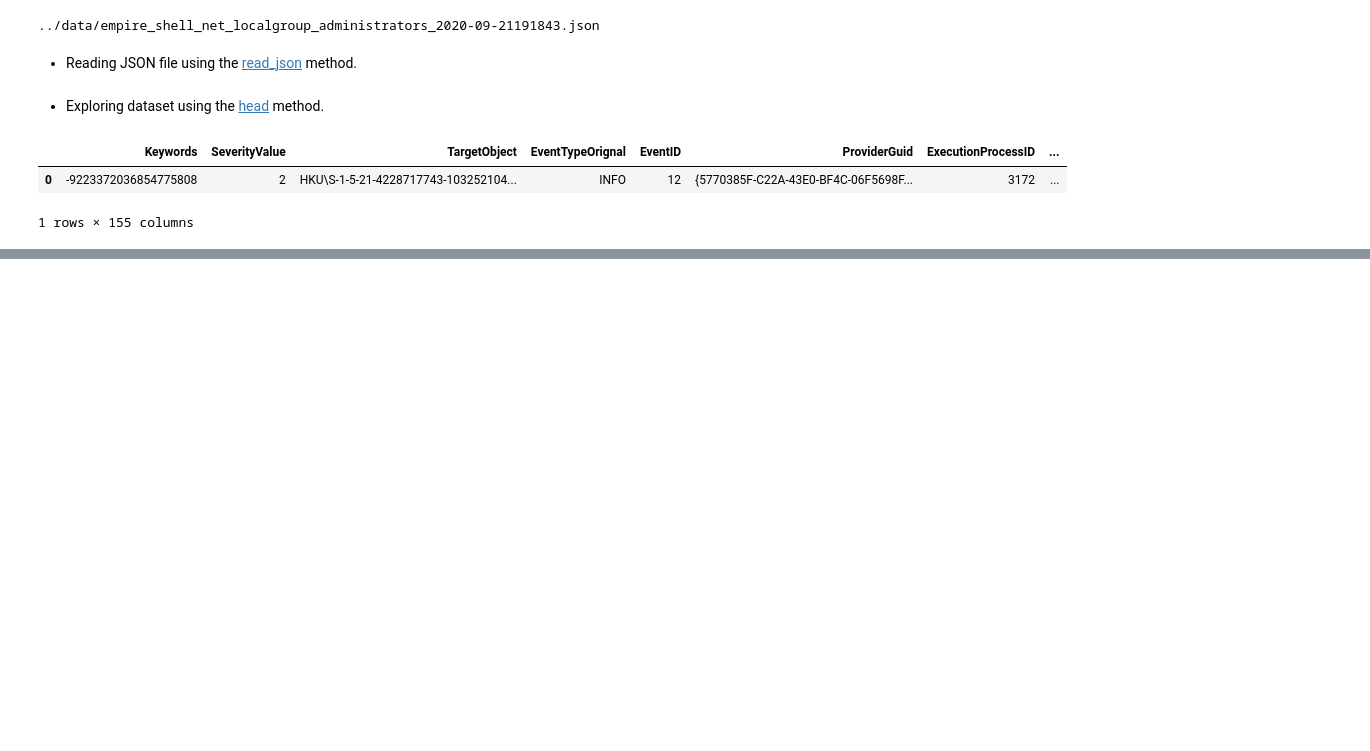
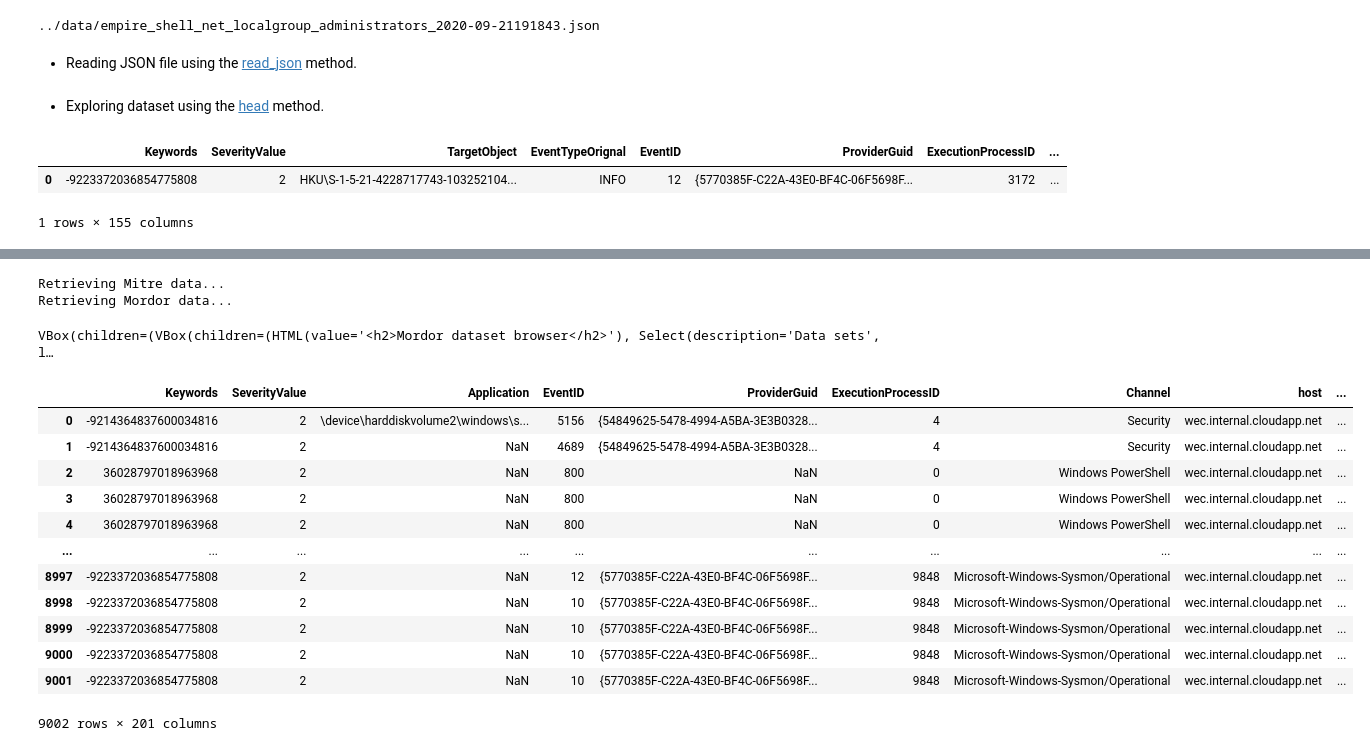
Before and after one commit to OTRF/infosec-jupyterthon, a Jupyter notebook: docs/workshops/2021/notebooks_for_secutity_operations/day1/day-1_part-2_acquiring_data.ipynb, the cells around one changed output, grey strips where cells are left out. Cells and saved outputs as stored; diff of their text form; code cells hidden in the pictures; blank space fills up the shorter version.

```diff
--- a/docs/workshops/2021/notebooks_for_secutity_operations/day1/day-1_part-2_acquiring_data.ipynb
+++ b/docs/workshops/2021/notebooks_for_secutity_operations/day1/day-1_part-2_acquiring_data.ipynb
@@ -128,0 +245,20 @@ dataset.head(n=1)
+# %%
+from msticpy.data.browsers.mordor_browser import MordorBrowser
+m_browser = MordorBrowser()
+# %% [output]
+Retrieving Mitre data...
+Retrieving Mordor data...
+VBox(children=(VBox(children=(HTML(value='<h2>Mordor dataset browser</h2>'), Select(description='Data sets', l…
+|  | Keywords | SeverityValue | Application | EventID | ProviderGuid | ExecutionProcessID | Channel | host | ... |
+| 0 | -9214364837600034816 | 2 | \device\harddiskvolume2\windows\s... | 5156 | {54849625-5478-4994-A5BA-3E3B0328... | 4 | Security | wec.internal.cloudapp.net | ... |
+| 1 | -9214364837600034816 | 2 | NaN | 4689 | {54849625-5478-4994-A5BA-3E3B0328... | 4 | Security | wec.internal.cloudapp.net | ... |
+| 2 | 36028797018963968 | 2 | NaN | 800 | NaN | 0 | Windows PowerShell | wec.internal.cloudapp.net | ... |
+| 3 | 36028797018963968 | 2 | NaN | 800 | NaN | 0 | Windows PowerShell | wec.internal.cloudapp.net | ... |
+| 4 | 36028797018963968 | 2 | NaN | 800 | NaN | 0 | Windows PowerShell | wec.internal.cloudapp.net | ... |
+| ... | ... | ... | ... | ... | ... | ... | ... | ... | ... |
+| 8997 | -9223372036854775808 | 2 | NaN | 12 | {5770385F-C22A-43E0-BF4C-06F5698F... | 9848 | Microsoft-Windows-Sysmon/Operational | wec.internal.cloudapp.net | ... |
+| 8998 | -9223372036854775808 | 2 | NaN | 10 | {5770385F-C22A-43E0-BF4C-06F5698F... | 9848 | Microsoft-Windows-Sysmon/Operational | wec.internal.cloudapp.net | ... |
+| 8999 | -9223372036854775808 | 2 | NaN | 10 | {5770385F-C22A-43E0-BF4C-06F5698F... | 9848 | Microsoft-Windows-Sysmon/Operational | wec.internal.cloudapp.net | ... |
+| 9000 | -9223372036854775808 | 2 | NaN | 10 | {5770385F-C22A-43E0-BF4C-06F5698F... | 9848 | Microsoft-Windows-Sysmon/Operational | wec.internal.cloudapp.net | ... |
+| 9001 | -9223372036854775808 | 2 | NaN | 10 | {5770385F-C22A-43E0-BF4C-06F5698F... | 9848 | Microsoft-Windows-Sysmon/Operational | wec.internal.cloudapp.net | ... |
+9002 rows × 201 columns
```
Also changed, not shown: parts of 21 cells of this notebook.
